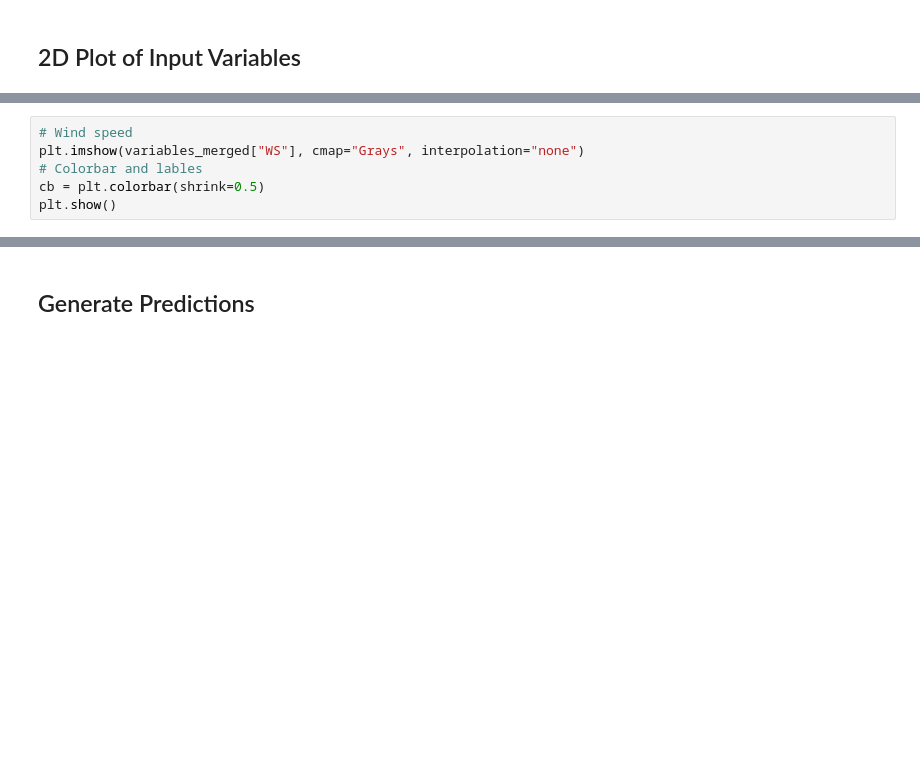
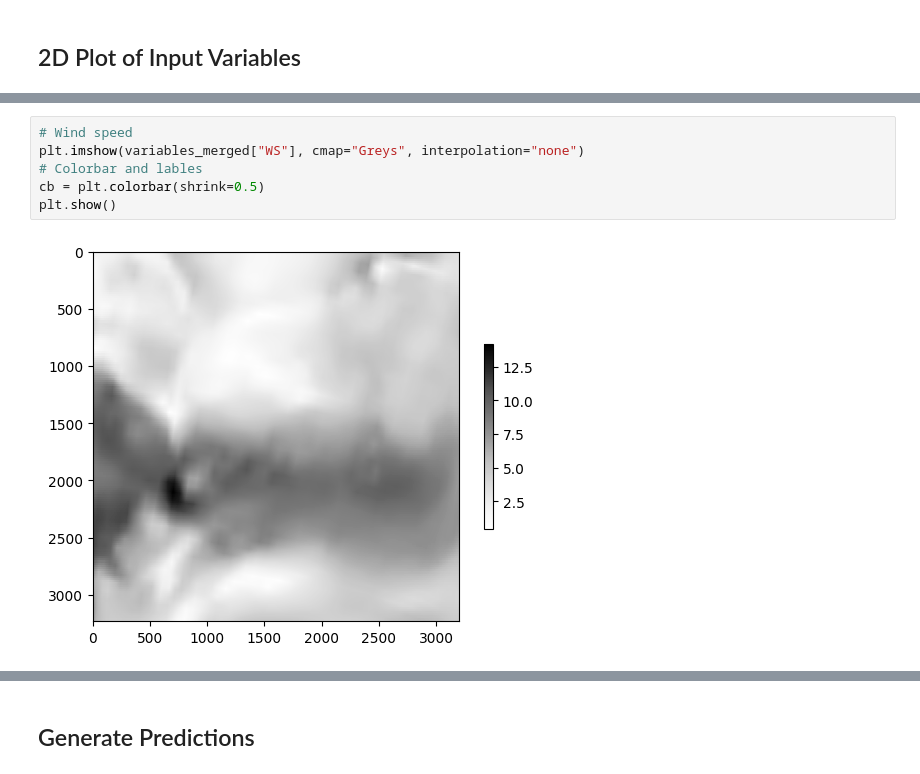
Before and after one commit to mwallace5270/hot-dust, a Jupyter notebook: predict.ipynb, the cells around one changed output, grey strips where cells are left out. Saved outputs shown, nothing was run; the diff lists cells and outputs as text; blank space fills up the shorter version.

```diff
--- a/predict.ipynb
+++ b/predict.ipynb
@@ -224,8 +293,10 @@ plt.show()
 # %%
 # Wind speed
-plt.imshow(variables_merged["WS"], cmap="Grays", interpolation="none")
+plt.imshow(variables_merged["WS"], cmap="Greys", interpolation="none")
 # Colorbar and lables
 cb = plt.colorbar(shrink=0.5)
 plt.show()
+# %% [output]
+[figure, added]
 # %%
 # Surface temperature
```
Also changed, not shown: parts of 18 cells of this notebook.
